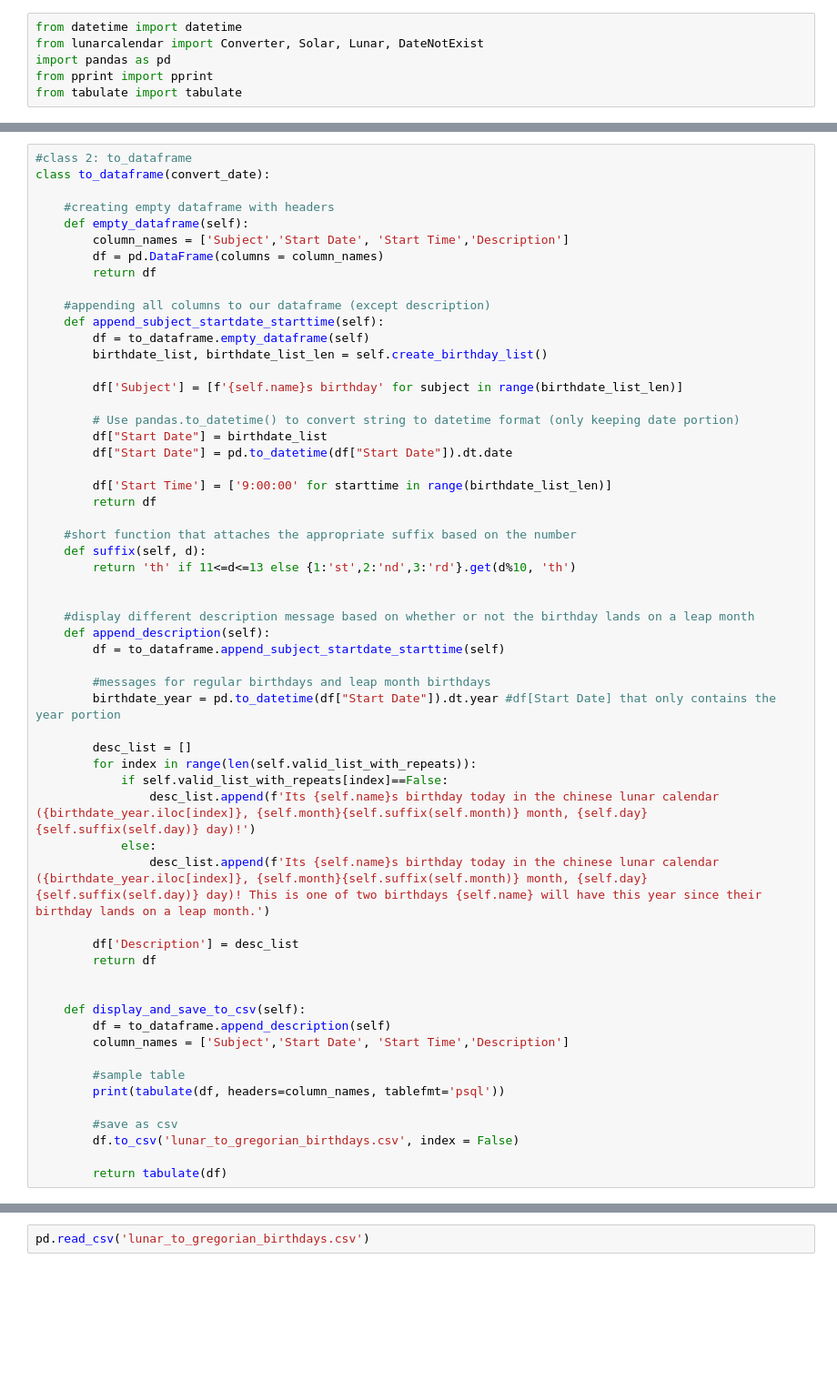
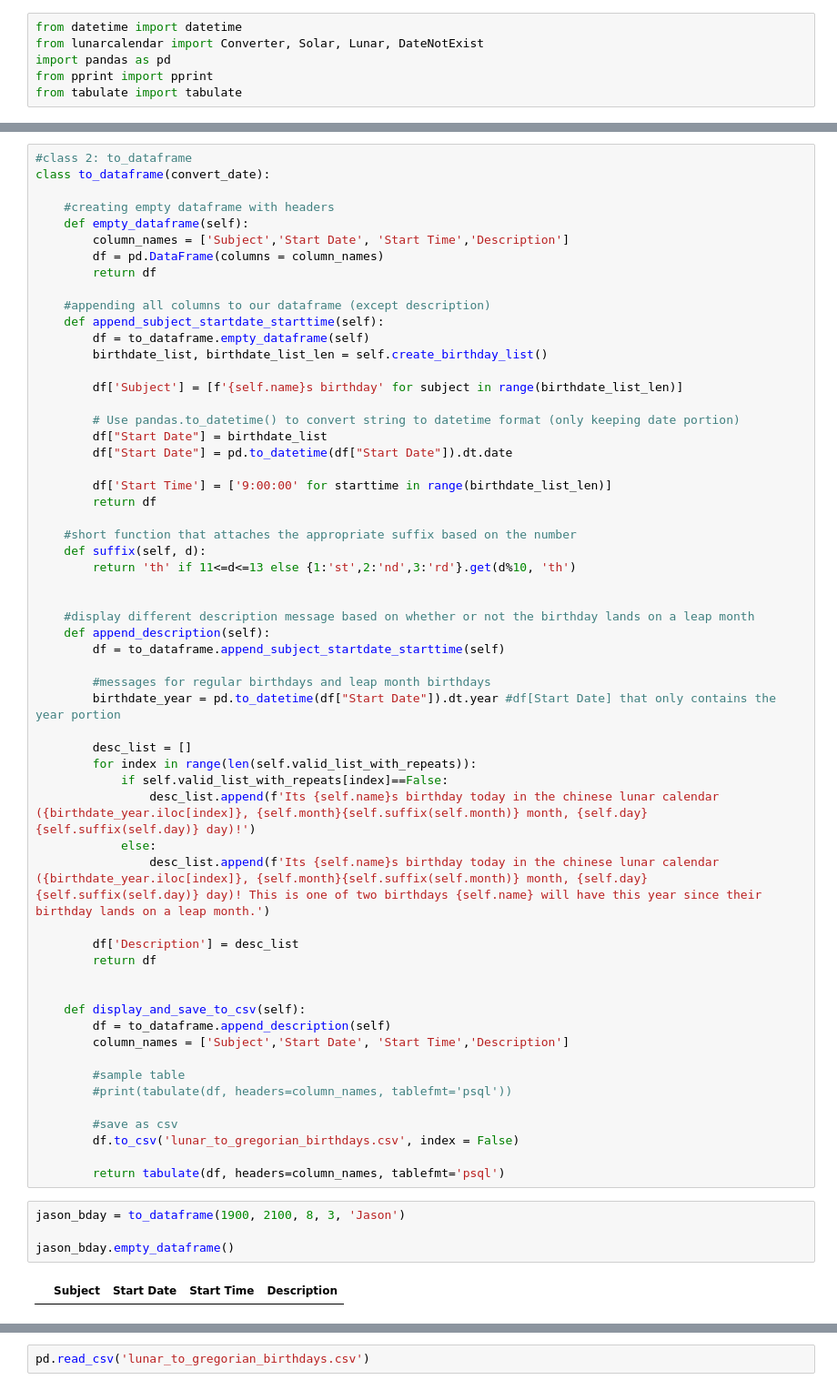
Before and after one commit to ryankwok123/lunar_to_gregorian_birthday, a Jupyter notebook: lunar2gregorian.ipynb, the cells around one changed output, grey strips where cells are left out. Shown: that part at 91% size. Cells and saved outputs as stored; diff of their text form; blank space fills up the shorter version.

```diff
--- a/lunar2gregorian.ipynb
+++ b/lunar2gregorian.ipynb
@@ -124,10 +134,16 @@ class to_dataframe(convert_date):
         column_names = ['Subject','Start Date', 'Start Time','Description']
 
         #sample table
-        print(tabulate(df, headers=column_names, tablefmt='psql'))
+        #print(tabulate(df, headers=column_names, tablefmt='psql'))
 
         #save as csv
         df.to_csv('lunar_to_gregorian_birthdays.csv', index = False)
 
-        return tabulate(df)
+        return tabulate(df, headers=column_names, tablefmt='psql')
+# %%
+jason_bday = to_dataframe(1900, 2100, 8, 3, 'Jason')
+
+jason_bday.empty_dataframe()
+# %% [output]
+|  | Subject | Start Date | Start Time | Description |
 # %%
```
Also changed, not shown: parts of 4 cells of this notebook, 1 other file.
